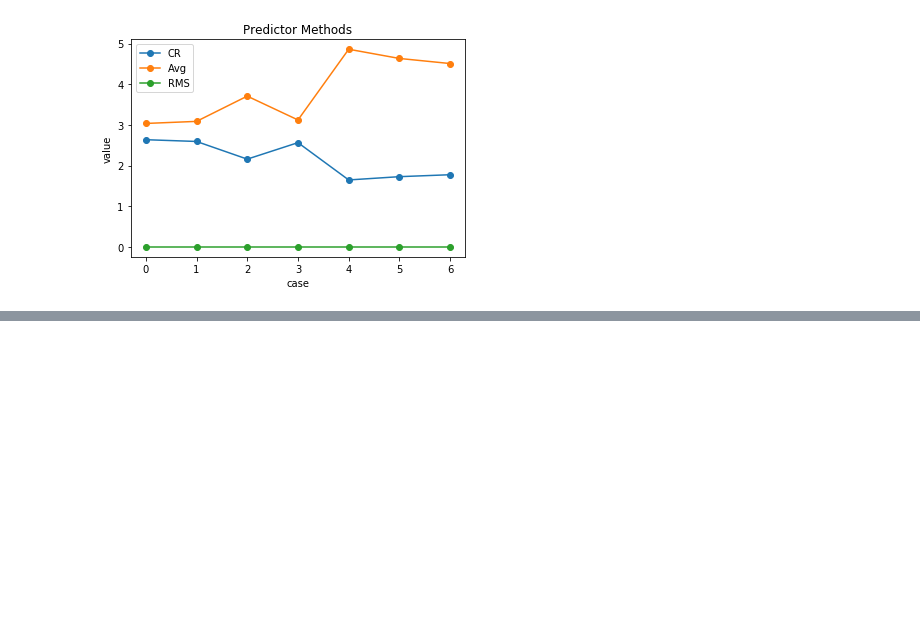
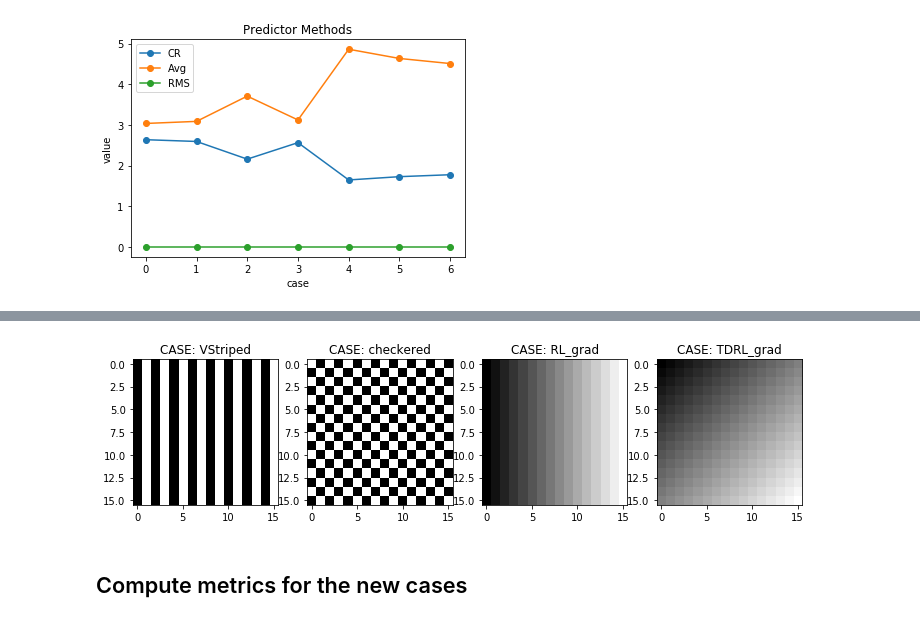
Before and after one commit to JackBurdick/MM_JPEG_report, a Jupyter notebook: Untitled.ipynb, the cells around one changed output, grey strips where cells are left out. Drawn from its saved outputs; the diff is of its cells as text; code cells hidden in the pictures; blank space fills up the shorter version.

```diff
--- a/Untitled.ipynb
+++ b/Untitled.ipynb
@@ -321,7 +361,7 @@ def create_bin_dict(MAX_LEN):
     return created_dict
 
 # step 4
-# we'll be using 22 as the max length because I know this will handle all cases for the given image
-huffman_dict = create_bin_dict(22)
+# we'll be using 11 as the max length because I know this will handle all cases for the given image
+huffman_dict = create_bin_dict(11)
 print(huffman_dict)
 # %% [output]
@@ -693,8 +733,9 @@ Great success!  You can tell right away that some are more performant (in this c
 # And for my final trick, I'll recreate these images from the binary string
 But first a graphing function
 # %%
-def create_2_by_3_figure(reImg_list, cases):
-    fig, axes = plt.subplots(1, 7, figsize=(12, 4))
+def create_array_figure(reImg_list, cases):
+    len_cases = len(cases)
+    fig, axes = plt.subplots(1, len_cases, figsize=(12, 4))
     index = 0
     for i_img in reImg_list:
         axes[index].imshow(i_img, cmap='gray')
@@ -849,0 +980,6 @@ plt.show()
+# %%
+create_array_figure(new_imgs_vals, new_img_labels)
+# %% [output]
+[figure, added]
+# %% [markdown]
+## Compute metrics for the new cases
```
Also changed, not shown: parts of 27 cells of this notebook, 7 other files.
